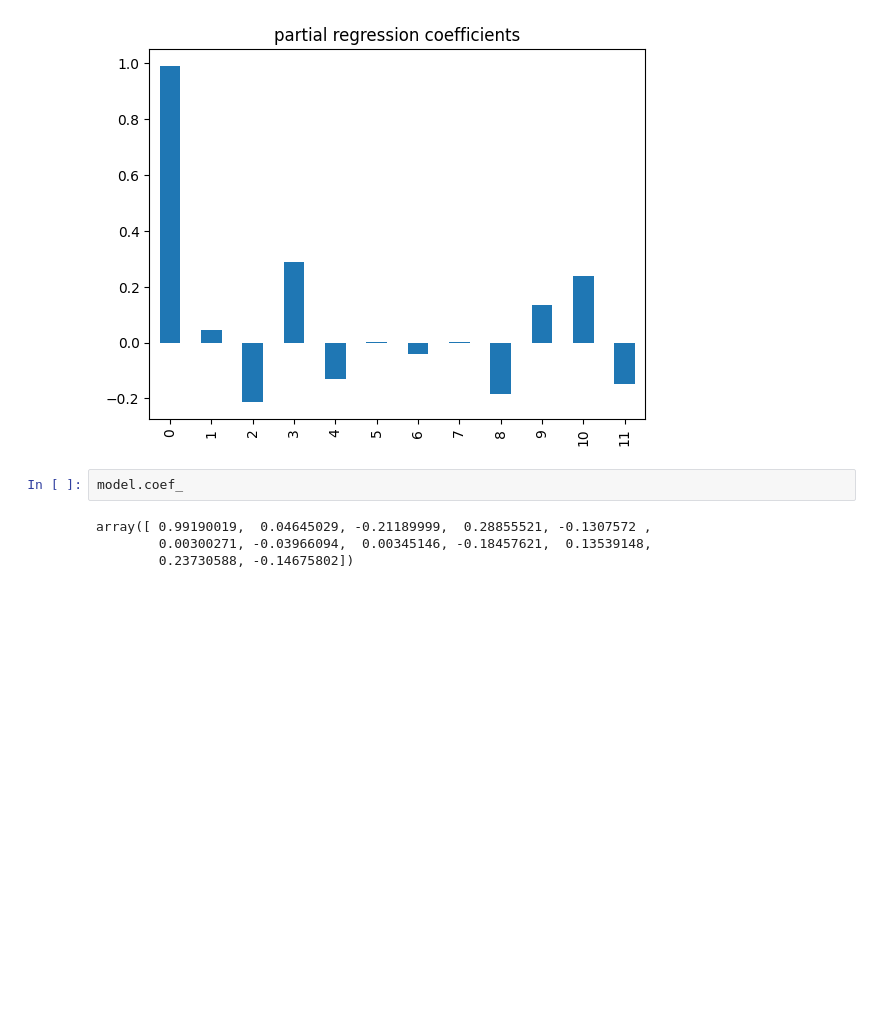
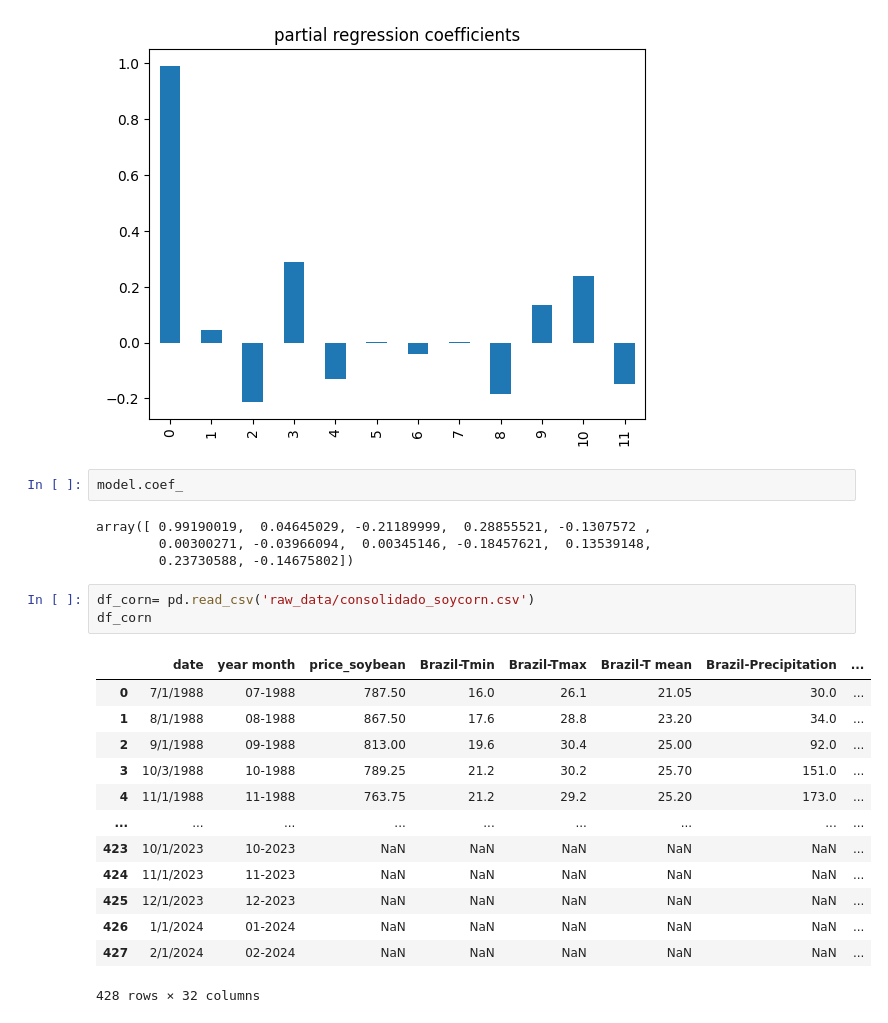
Before and after one commit to tquirelli/Agricultural_Market_Predictions, a Jupyter notebook: Baseline models.ipynb, the cells around one changed output. Saved outputs shown, nothing was run; the diff lists cells and outputs as text; blank space fills up the shorter version.

```diff
--- a/Baseline models.ipynb
+++ b/Baseline models.ipynb
@@ -194,3 +194,20 @@ model.coef_
 array([ 0.99190019,  0.04645029, -0.21189999,  0.28855521, -0.1307572 ,
         0.00300271, -0.03966094,  0.00345146, -0.18457621,  0.13539148,
         0.23730588, -0.14675802])
+# %%
+df_corn= pd.read_csv('raw_data/consolidado_soycorn.csv')
+df_corn
+# %% [output]
+|  | date | year month | price_soybean | Brazil-Tmin | Brazil-Tmax | Brazil-T mean | Brazil-Precipitation | ... |
+| 0 | 7/1/1988 | 07-1988 | 787.50 | 16.0 | 26.1 | 21.05 | 30.0 | ... |
+| 1 | 8/1/1988 | 08-1988 | 867.50 | 17.6 | 28.8 | 23.20 | 34.0 | ... |
+| 2 | 9/1/1988 | 09-1988 | 813.00 | 19.6 | 30.4 | 25.00 | 92.0 | ... |
+| 3 | 10/3/1988 | 10-1988 | 789.25 | 21.2 | 30.2 | 25.70 | 151.0 | ... |
+| 4 | 11/1/1988 | 11-1988 | 763.75 | 21.2 | 29.2 | 25.20 | 173.0 | ... |
+| ... | ... | ... | ... | ... | ... | ... | ... | ... |
+| 423 | 10/1/2023 | 10-2023 | NaN | NaN | NaN | NaN | NaN | ... |
+| 424 | 11/1/2023 | 11-2023 | NaN | NaN | NaN | NaN | NaN | ... |
+| 425 | 12/1/2023 | 12-2023 | NaN | NaN | NaN | NaN | NaN | ... |
+| 426 | 1/1/2024 | 01-2024 | NaN | NaN | NaN | NaN | NaN | ... |
+| 427 | 2/1/2024 | 02-2024 | NaN | NaN | NaN | NaN | NaN | ... |
+428 rows × 32 columns
```
Also changed, not shown: parts of 9 cells of this notebook.
